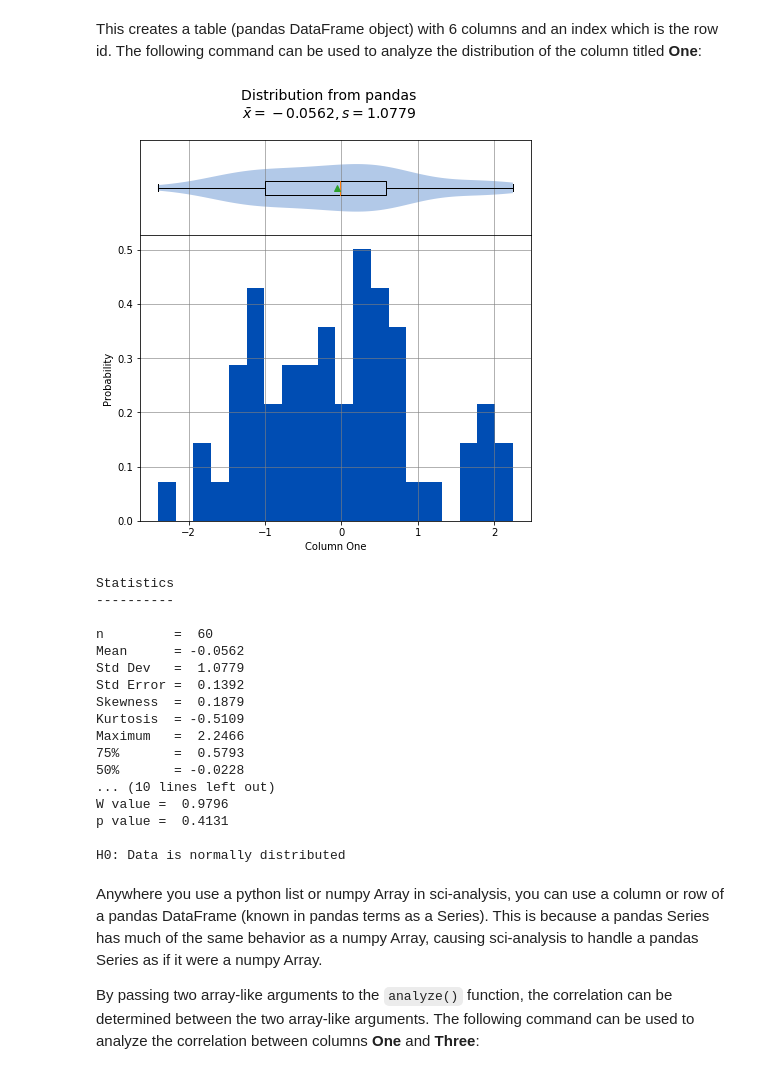
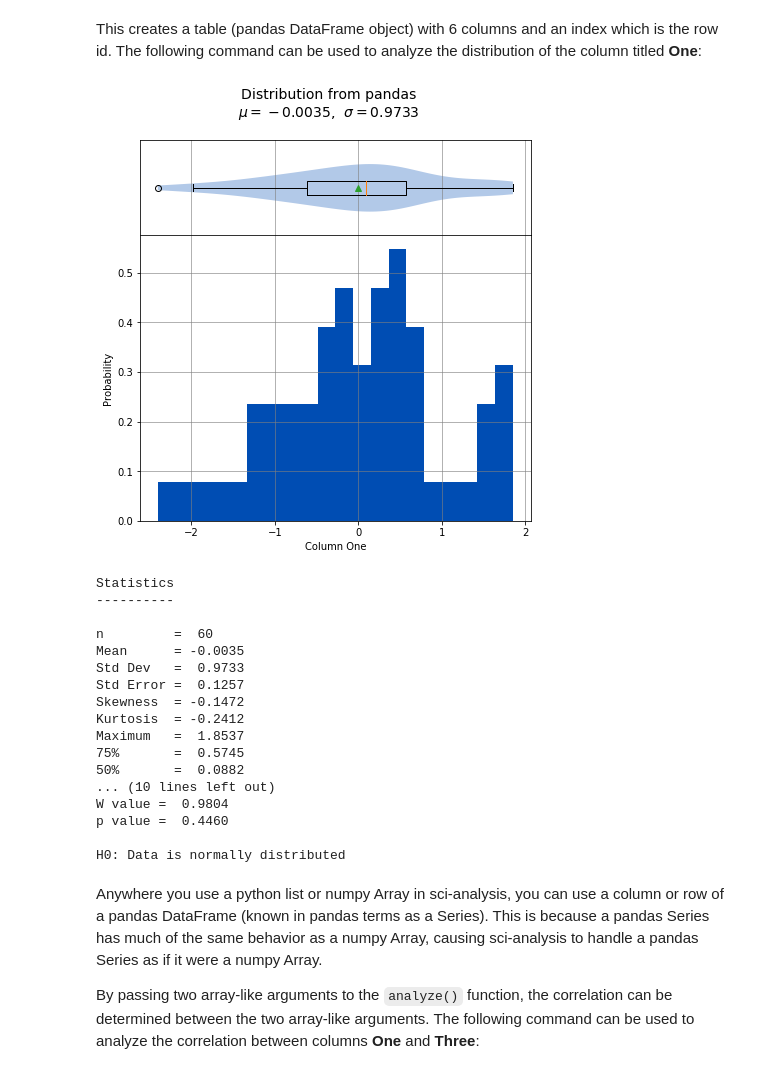
Before and after one commit to cmmorrow/sci-analysis, a Jupyter notebook: docs/sci_analysis_main.ipynb, the cells around one changed output. Cells and saved outputs as stored; diff of their text form; code cells hidden in the pictures.

```diff
--- a/docs/sci_analysis_main.ipynb
+++ b/docs/sci_analysis_main.ipynb
@@ -316,11 +314,16 @@ Let's create a pandas DataFrame to use for analysis:
 # %%
 import pandas as pd
 np.random.seed(987654321)
-df = pd.DataFrame({'One'   : st.norm.rvs(0.0, 1, size=60),
-                   'Two'   : st.norm.rvs(0.0, 3, size=60),
-                   'Three' : st.weibull_max.rvs(1.2, size=60),
-                   'Four'  : st.norm.rvs(0.0, 1, size=60),
-                   'Month' : ['Jan', 'Feb', 'Mar', 'Apr', 'May', 'Jun', 'Jul', 'Aug', 'Sep', 'Oct', 'Nov', 'Dec'] * 5,
-                   'Condition' : ['Group A', 'Group B', 'Group C', 'Group D'] * 15})
+df = pd.DataFrame(
+    {
+        'ID'        : np.random.randint(10000, 50000, size=60).astype(str),
+        'One'       : st.norm.rvs(0.0, 1, size=60),
+        'Two'       : st.norm.rvs(0.0, 3, size=60),
+        'Three'     : st.weibull_max.rvs(1.2, size=60),
+        'Four'      : st.norm.rvs(0.0, 1, size=60),
+        'Month'     : ['Jan', 'Feb', 'Mar', 'Apr', 'May', 'Jun', 'Jul', 'Aug', 'Sep', 'Oct', 'Nov', 'Dec'] * 5,
+        'Condition' : ['Group A', 'Group B', 'Group C', 'Group D'] * 15
+    }
+)
 df
 # %% [output]
@@ -344,26 +347,28 @@ df
 # %% [markdown]
 This creates a table (pandas DataFrame object) with 6 columns and an index which is the row id. The following command can be used to analyze the distribution of the column titled **One**:
 # %%
-analyze(df['One'],
-        name='Column One',
-        title='Distribution from pandas')
+analyze(
+    df['One'],
+    name='Column One',
+    title='Distribution from pandas'
+)
 # %% [output]
-[figure, old version]
+[figure, new version]
 Statistics
 ----------
 
 n         =  60
-Mean      = -0.0562
-Std Dev   =  1.0779
-Std Error =  0.1392
-Skewness  =  0.1879
-Kurtosis  = -0.5109
-Maximum   =  2.2466
-75%       =  0.5793
-50%       = -0.0228
+Mean      = -0.0035
+Std Dev   =  0.9733
+Std Error =  0.1257
+Skewness  = -0.1472
+Kurtosis  = -0.2412
+Maximum   =  1.8537
+75%       =  0.5745
+50%       =  0.0882
 ... (10 lines left out)
-W value =  0.9796
-p value =  0.4131
+W value =  0.9804
+p value =  0.4460
 
 H0: Data is normally distributed
 # %% [markdown]
```
Also changed, not shown: parts of 24 cells of this notebook, 47 other files.
